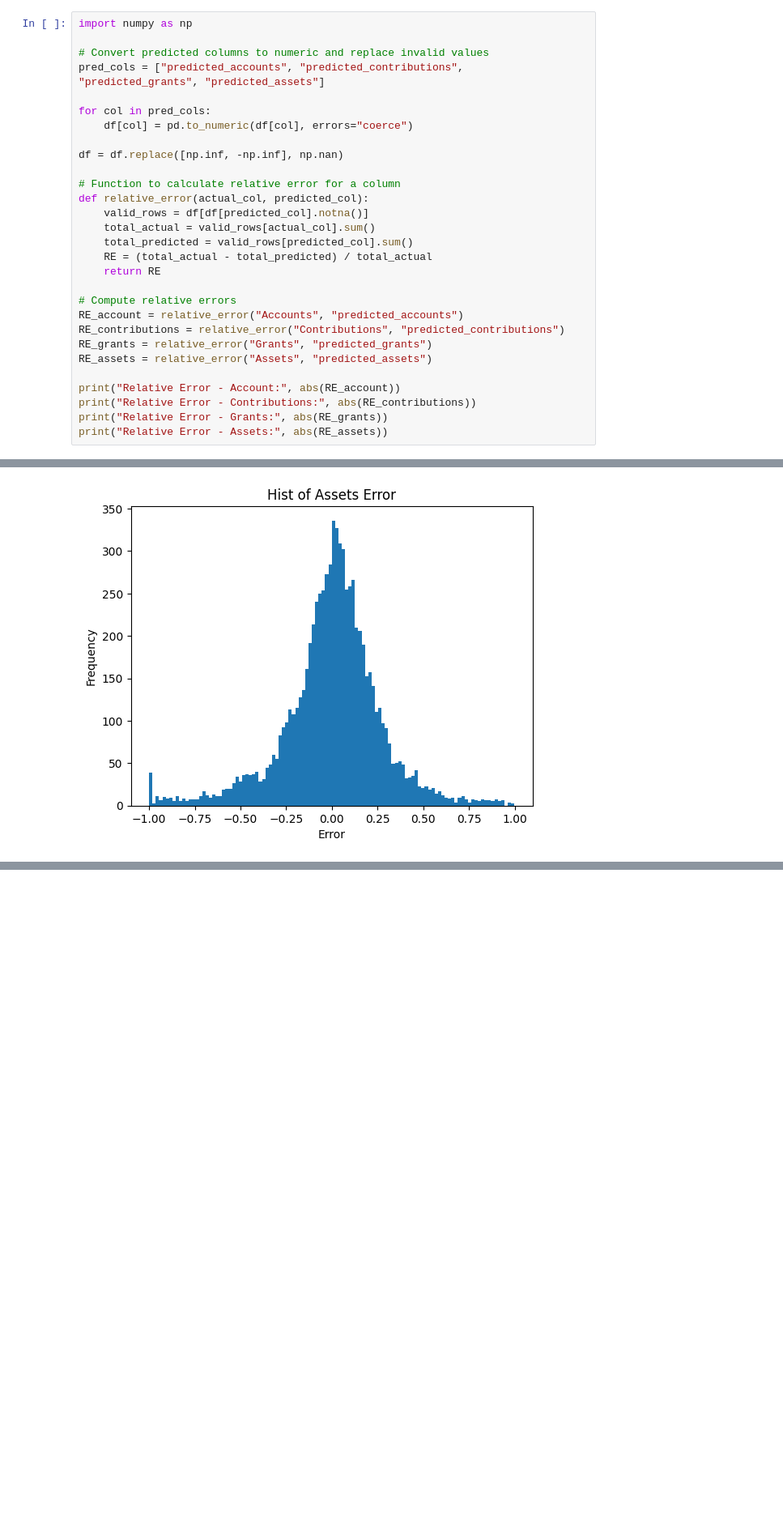
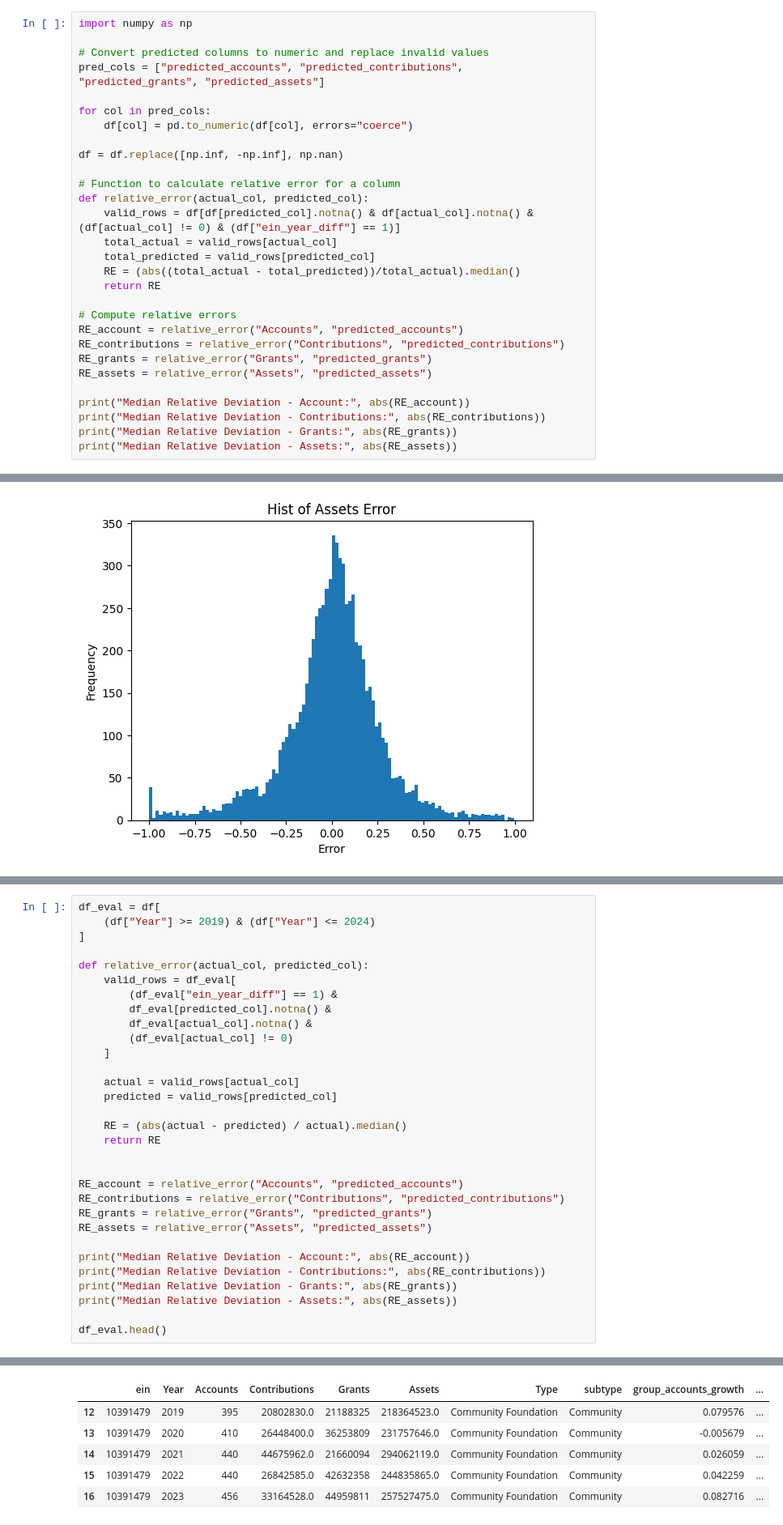
Before and after one commit to nichmars/Test, a Jupyter notebook: WeightedAveragePctChange.ipynb, the cells around one changed output, grey strips where cells are left out. Shown at 81% size. Saved outputs shown, nothing was run; the diff lists cells and outputs as text; blank space fills up the shorter version.

```diff
--- a/WeightedAveragePctChange.ipynb
+++ b/WeightedAveragePctChange.ipynb
@@ -86,10 +86,10 @@ df = df.replace([np.inf, -np.inf], np.nan)
 
 # Function to calculate relative error for a column
 def relative_error(actual_col, predicted_col):
-    valid_rows = df[df[predicted_col].notna()]
-    total_actual = valid_rows[actual_col].sum()
-    total_predicted = valid_rows[predicted_col].sum()
-    RE = (total_actual - total_predicted) / total_actual
+    valid_rows = df[df[predicted_col].notna() & df[actual_col].notna() & (df[actual_col] != 0) & (df["ein_year_diff"] == 1)]
+    total_actual = valid_rows[actual_col]
+    total_predicted = valid_rows[predicted_col]
+    RE = (abs((total_actual - total_predicted))/total_actual).median()
     return RE
 
 # Compute relative errors
@@ -98,8 +98,8 @@ RE_contributions = relative_error("Contributions", "predicted_contributions")
 RE_grants = relative_error("Grants", "predicted_grants")
 RE_assets = relative_error("Assets", "predicted_assets")
 
-print("Relative Error - Account:", abs(RE_account))
-print("Relative Error - Contributions:", abs(RE_contributions))
-print("Relative Error - Grants:", abs(RE_grants))
-print("Relative Error - Assets:", abs(RE_assets))
+print("Median Relative Deviation - Account:", abs(RE_account))
+print("Median Relative Deviation - Contributions:", abs(RE_contributions))
+print("Median Relative Deviation - Grants:", abs(RE_grants))
+print("Median Relative Deviation - Assets:", abs(RE_assets))
 # %% [output]
@@ -253,0 +261,32 @@ plt.show()
+# %%
+df_eval = df[
+    (df["Year"] >= 2019) & (df["Year"] <= 2024)
+]
+
+def relative_error(actual_col, predicted_col):
+    valid_rows = df_eval[
+        (df_eval["ein_year_diff"] == 1) &
+        df_eval[predicted_col].notna() &
+        df_eval[actual_col].notna() &
+        (df_eval[actual_col] != 0)
+    ]
+
+    actual = valid_rows[actual_col]
+    predicted = valid_rows[predicted_col]
+
+    RE = (abs(actual - predicted) / actual).median()
+    return RE
+
+
+RE_account = relative_error("Accounts", "predicted_accounts")
+RE_contributions = relative_error("Contributions", "predicted_contributions")
+RE_grants = relative_error("Grants", "predicted_grants")
+RE_assets = relative_error("Assets", "predicted_assets")
+
+print("Median Relative Deviation - Account:", abs(RE_account))
+print("Median Relative Deviation - Contributions:", abs(RE_contributions))
+print("Median Relative Deviation - Grants:", abs(RE_grants))
+print("Median Relative Deviation - Assets:", abs(RE_assets))
+
+df_eval.head()
+# %% [output]
@@ -253,0 +297,6 @@ plt.show()
+|  | ein | Year | Accounts | Contributions | Grants | Assets | Type | subtype | group_accounts_growth | ... |
+| 12 | 10391479 | 2019 | 395 | 20802830.0 | 21188325 | 218364523.0 | Community Foundation | Community | 0.079576 | ... |
+| 13 | 10391479 | 2020 | 410 | 26448400.0 | 36253809 | 231757646.0 | Community Foundation | Community | -0.005679 | ... |
+| 14 | 10391479 | 2021 | 440 | 44675962.0 | 21660094 | 294062119.0 | Community Foundation | Community | 0.026059 | ... |
+| 15 | 10391479 | 2022 | 440 | 26842585.0 | 42632358 | 244835865.0 | Community Foundation | Community | 0.042259 | ... |
+| 16 | 10391479 | 2023 | 456 | 33164528.0 | 44959811 | 257527475.0 | Community Foundation | Community | 0.082716 | ... |
```
Also changed, not shown: parts of 5 cells of this notebook.
